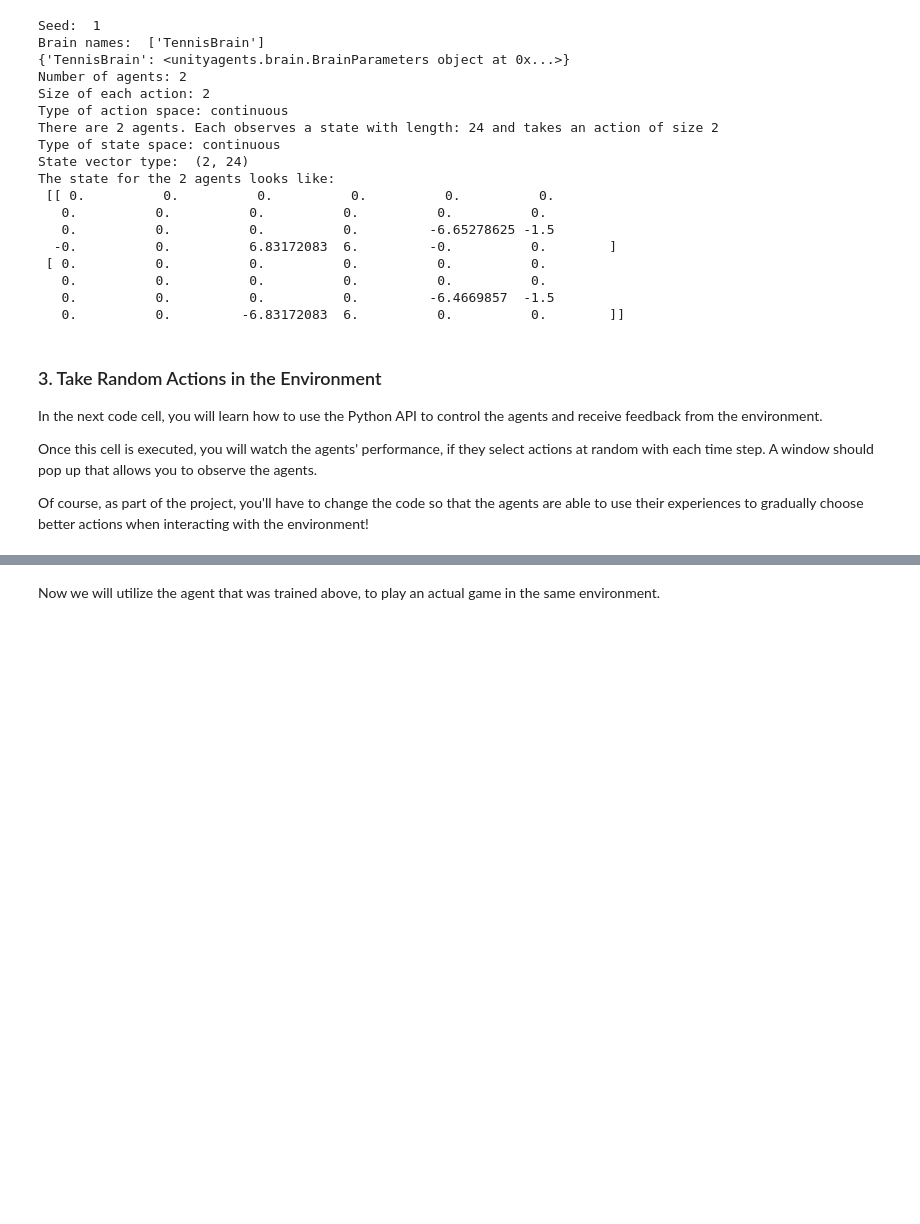
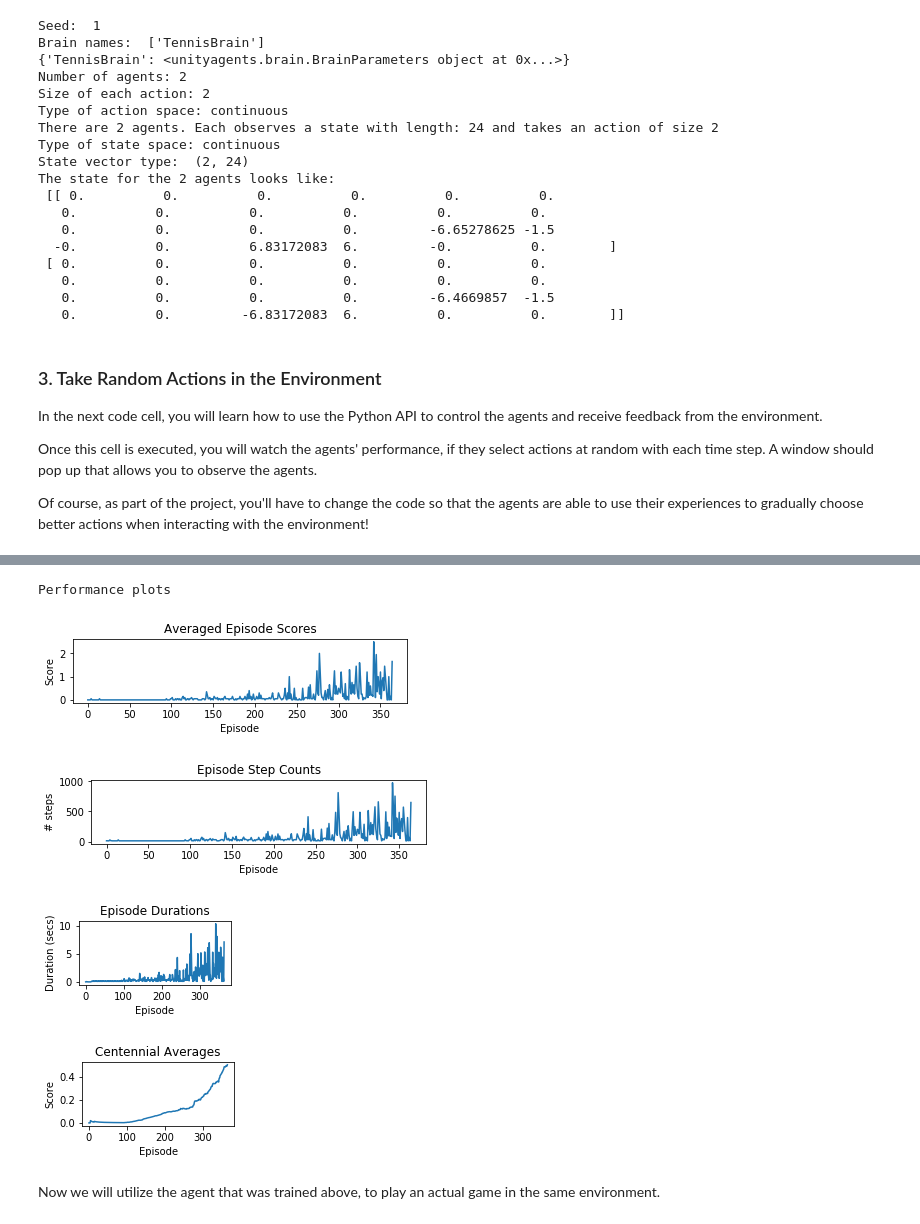
Before and after one commit to alikureishy/DRL-MultiAgent-Collaboration, a Jupyter notebook: Tennis.ipynb, the cells around one changed output, grey strips where cells are left out. Drawn from its saved outputs; the diff is of its cells as text; code cells hidden in the pictures; blank space fills up the shorter version.

```diff
--- a/Tennis.ipynb
+++ b/Tennis.ipynb
@@ -162,6 +163,12 @@ KeyboardInterrupt:
 # %%
 print ("Performance plots")
-tracker.plot_performance()
+tracker.plot_performance("notebook")
+# %% [output]
+Performance plots
+[figure, added]
+[figure, added]
+[figure, added]
+[figure, added]
 # %% [markdown]
 Now we will utilize the agent that was trained above, to play an actual game in the same environment.
 # %%
```
Also changed, not shown: parts of 2 cells of this notebook.
